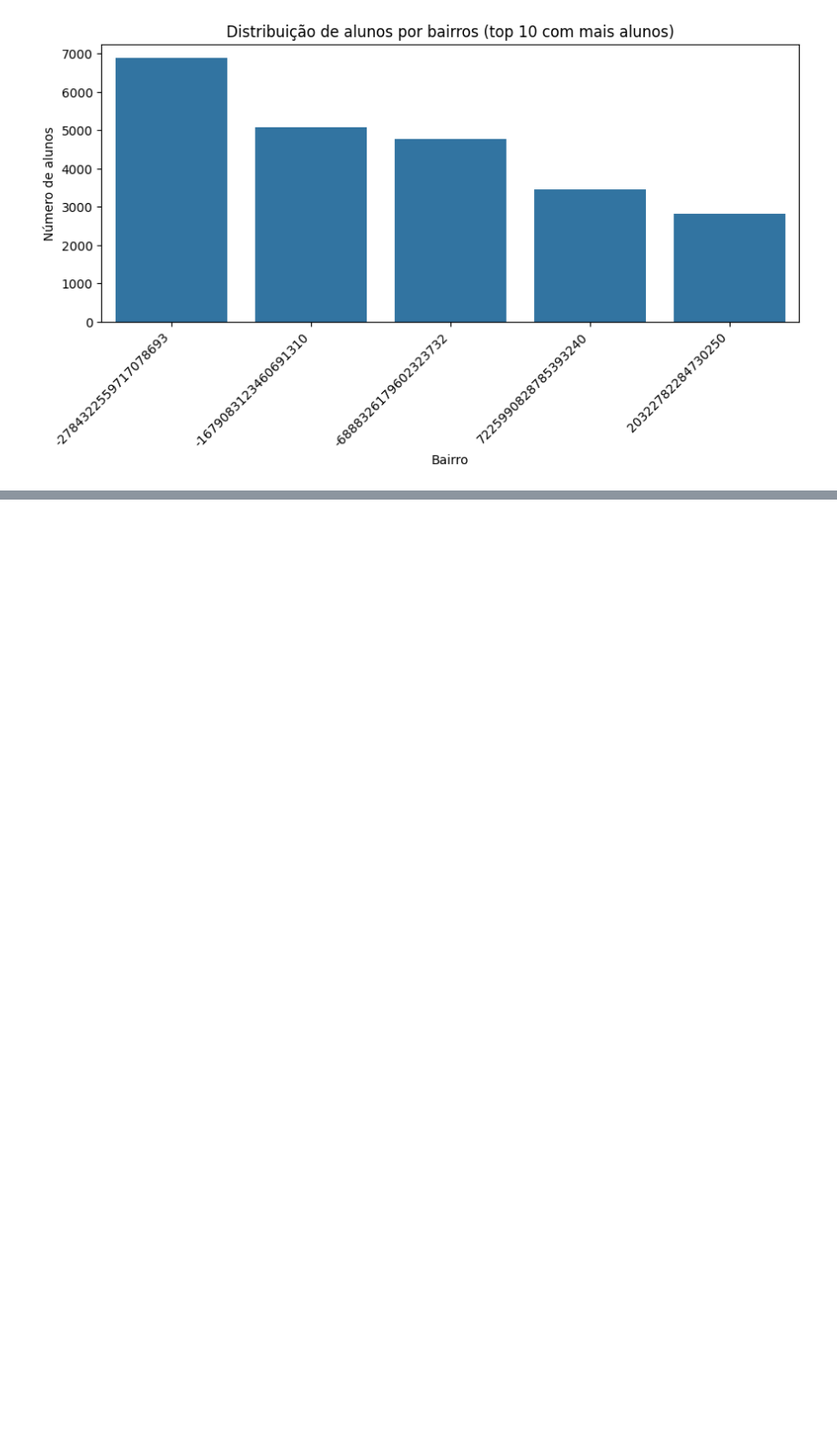
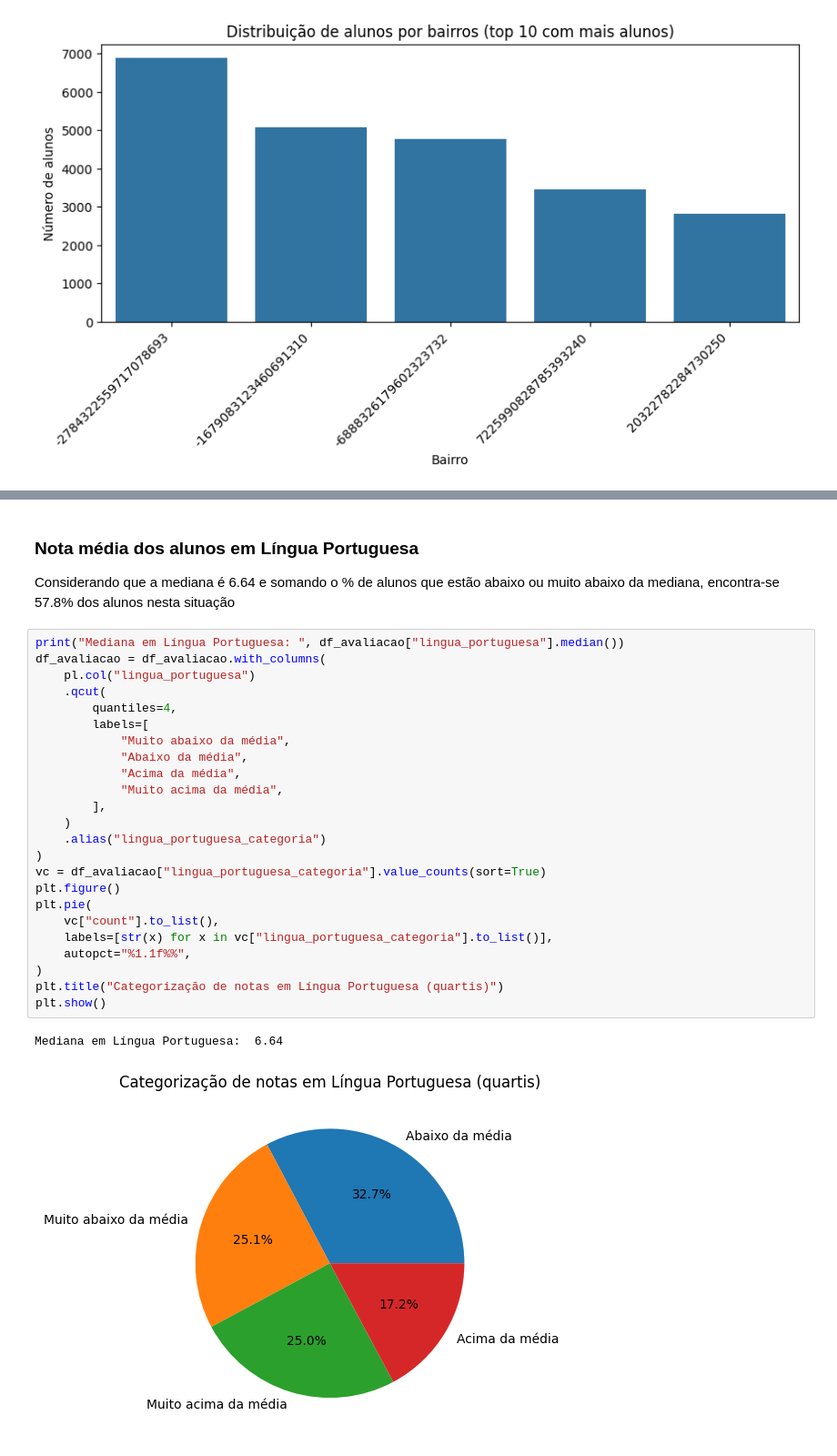
Before and after one commit to evidal1990/desafio-cientista-dados-senior-dados-integrados, a Jupyter notebook: notebooks/eda.ipynb, the cells around one changed output, grey strips where cells are left out. Shown at 91% size. Cells and saved outputs as stored; diff of their text form; blank space fills up the shorter version.

```diff
--- a/notebooks/eda.ipynb
+++ b/notebooks/eda.ipynb
@@ -375,0 +436,30 @@ plt.show()
+# %% [markdown]
+### Nota média dos alunos em Língua Portuguesa
+Considerando que a mediana é 6.64 e somando o % de alunos que estão abaixo ou muito abaixo da mediana, encontra-se 57.8% dos alunos nesta situação
+# %%
+print("Mediana em Língua Portuguesa: ", df_avaliacao["lingua_portuguesa"].median())
+df_avaliacao = df_avaliacao.with_columns(
+    pl.col("lingua_portuguesa")
+    .qcut(
+        quantiles=4,
+        labels=[
+            "Muito abaixo da média",
+            "Abaixo da média",
+            "Acima da média",
+            "Muito acima da média",
+        ],
+    )
+    .alias("lingua_portuguesa_categoria")
+)
+vc = df_avaliacao["lingua_portuguesa_categoria"].value_counts(sort=True)
+plt.figure()
+plt.pie(
+    vc["count"].to_list(),
+    labels=[str(x) for x in vc["lingua_portuguesa_categoria"].to_list()],
+    autopct="%1.1f%%",
+)
+plt.title("Categorização de notas em Língua Portuguesa (quartis)")
+plt.show()
+# %% [output]
+Mediana em Língua Portuguesa:  6.64
+[figure, added]
```
Also changed, not shown: parts of 13 cells of this notebook.
